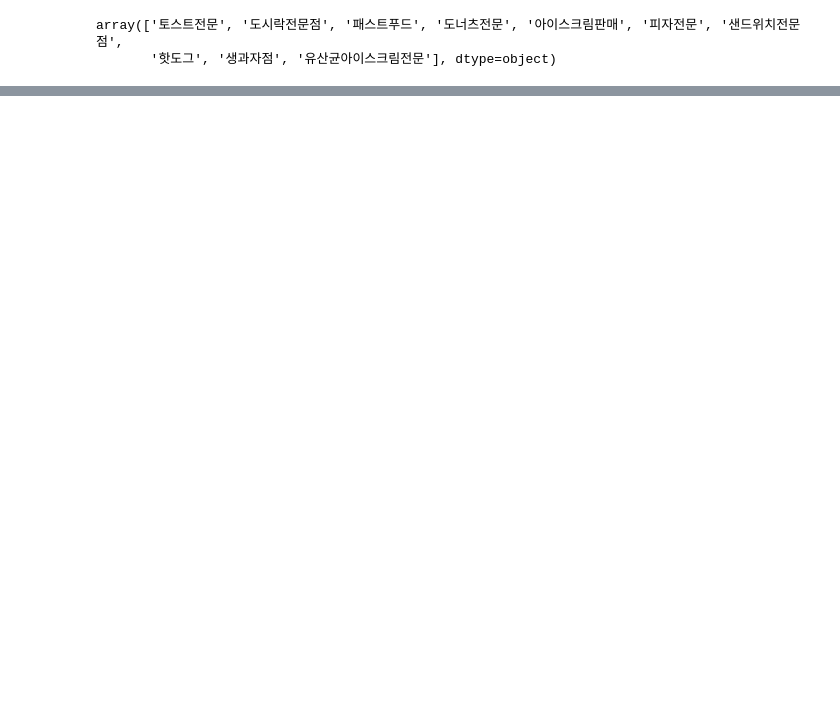
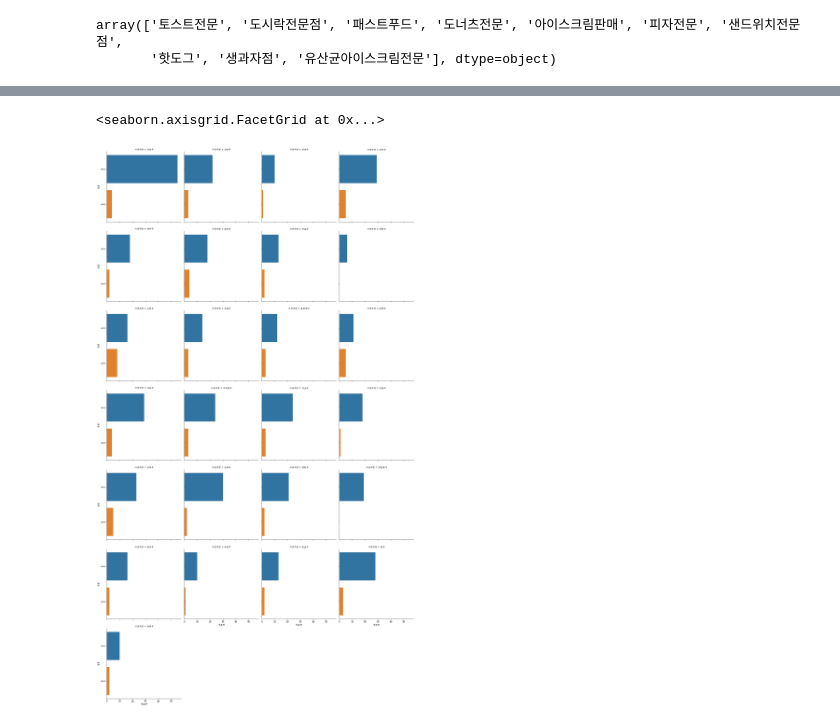
Before and after one commit to leekyuyoung4/ml0719, a Jupyter notebook: 데이터분석/상권분석3.ipynb, the cells around one changed output, grey strips where cells are left out. Saved outputs shown, nothing was run; the diff lists cells and outputs as text; code cells hidden in the pictures; blank space fills up the shorter version.

```diff
--- a/데이터분석/상권분석3.ipynb
+++ b/데이터분석/상권분석3.ipynb
@@ -373,0 +499,9 @@ array(['토스트전문', '도시락전문점', '패스트푸드', '도너츠전
+# %%
+# 상권중에서 시군구별로 시각화
+temp = food_df.groupby(['시군구명','종류'])['상호명'].count()
+temp = temp.reset_index()
+temp
+sns.catplot(data=temp, y='종류',x='상호명',col='시군구명',col_wrap=4,kind='bar')
+# %% [output]
+<seaborn.axisgrid.FacetGrid at 0x...>
+[figure, added]
```
Also changed, not shown: parts of 20 cells of this notebook, 1 other file.
